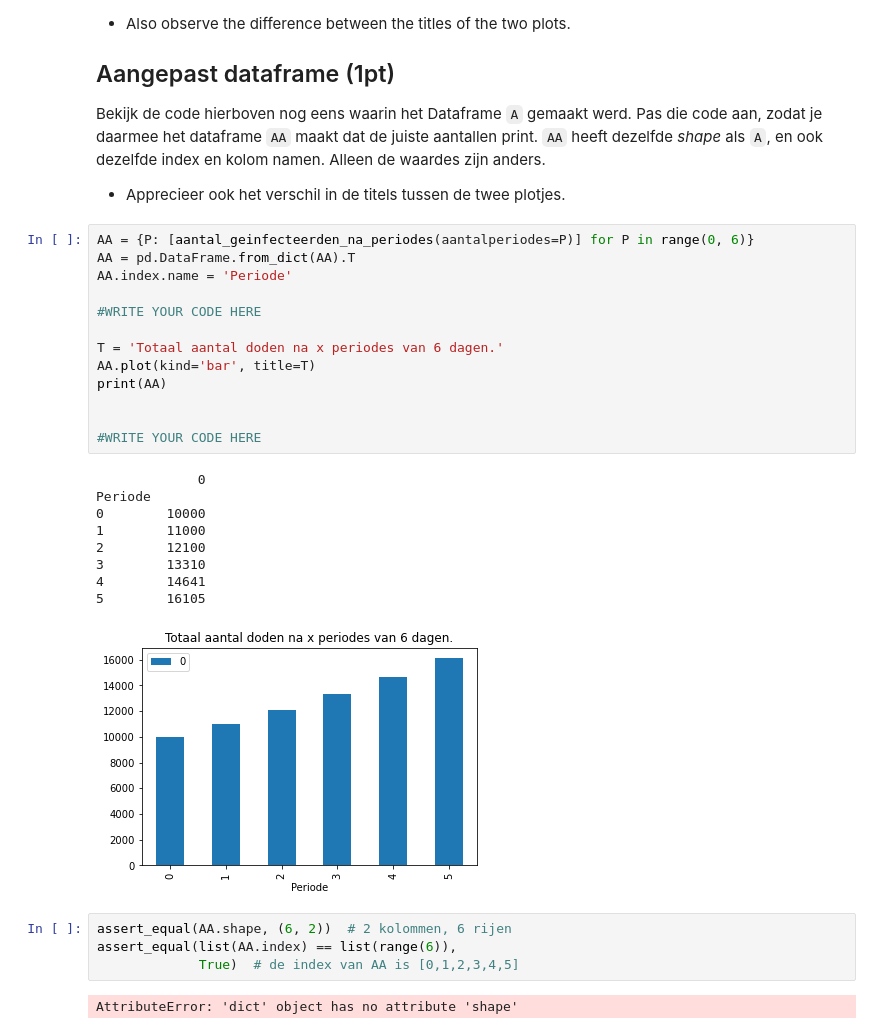
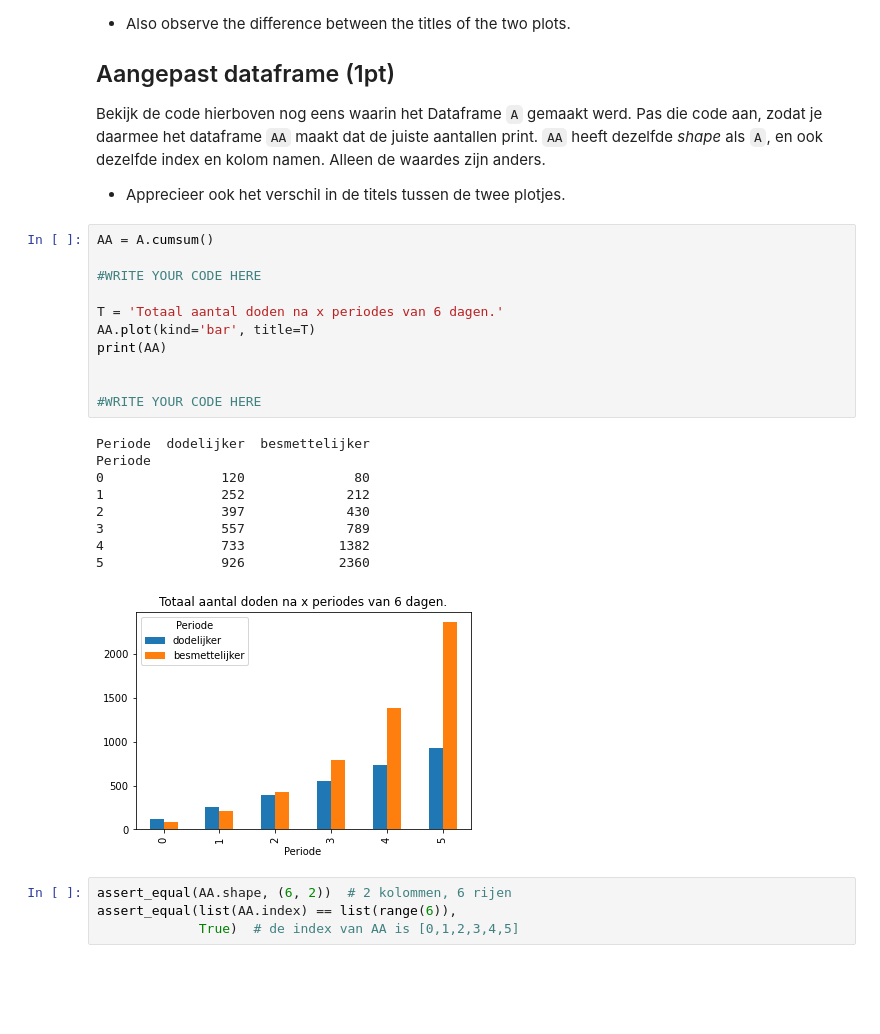
Before and after one commit to basten-leeftink/Toegepaste-Machene-Learning-Basten, a Jupyter notebook: Week3/AssignmentWeek3.ipynb, the cells around one changed output. Drawn from its saved outputs; the diff is of its cells as text; blank space fills up the shorter version.

```diff
--- a/Week3/AssignmentWeek3.ipynb
+++ b/Week3/AssignmentWeek3.ipynb
@@ -806,31 +806,27 @@ Bekijk de code hierboven nog eens waarin het Dataframe `A` gemaakt werd. Pas die
 
 * Apprecieer ook het verschil in de titels tussen de twee plotjes.
 # %%
-AA = {P: [aantal_geinfecteerden_na_periodes(aantalperiodes=P)] for P in range(0, 6)}
-AA = pd.DataFrame.from_dict(AA).T
-AA.index.name = 'Periode'
+AA = A.cumsum()
 
 #WRITE YOUR CODE HERE
 
 T = 'Totaal aantal doden na x periodes van 6 dagen.'
 AA.plot(kind='bar', title=T)
 print(AA)
 
 
 #WRITE YOUR CODE HERE
 # %% [output]
-             0
+Periode  dodelijker  besmettelijker
 Periode
-0        10000
-1        11000
-2        12100
-3        13310
-4        14641
-5        16105
+0               120              80
+1               252             212
+2               397             430
+3               557             789
+4               733            1382
+5               926            2360
-[figure, old version]
+[figure, new version]
 # %%
 assert_equal(AA.shape, (6, 2))  # 2 kolommen, 6 rijen
 assert_equal(list(AA.index) == list(range(6)),
              True)  # de index van AA is [0,1,2,3,4,5]
-# %% [output]
-AttributeError: 'dict' object has no attribute 'shape'
```
Also changed, not shown: parts of 4 cells of this notebook, 5 other files.
